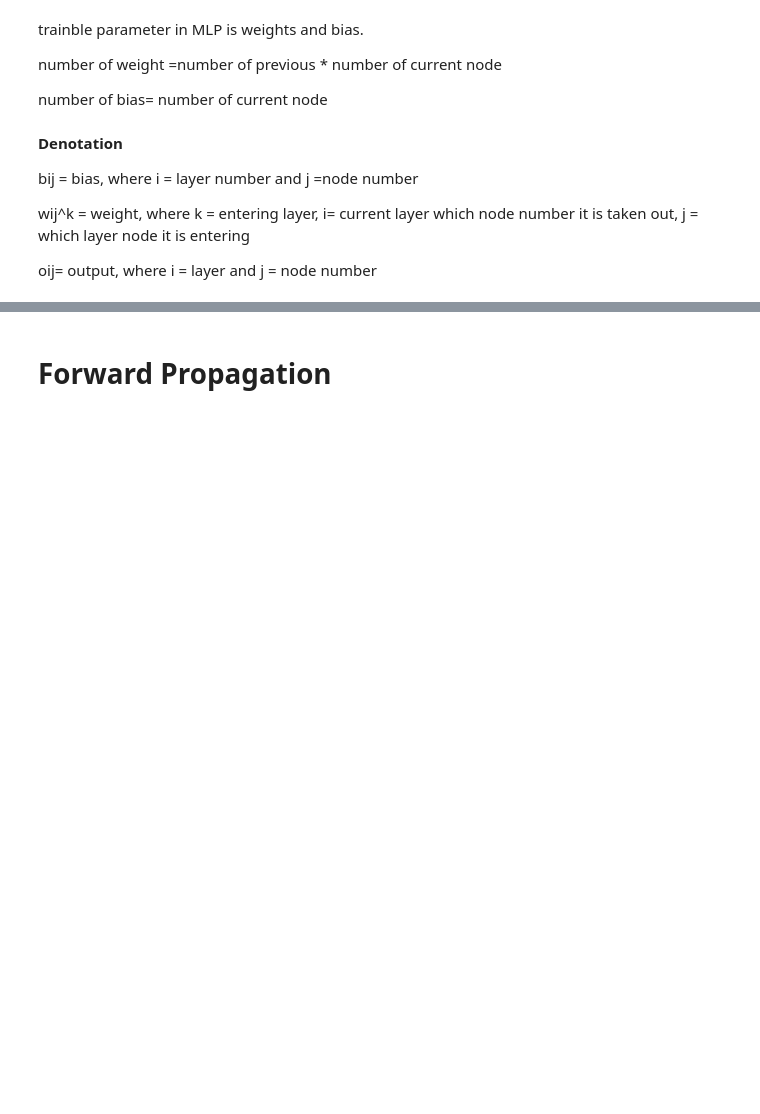
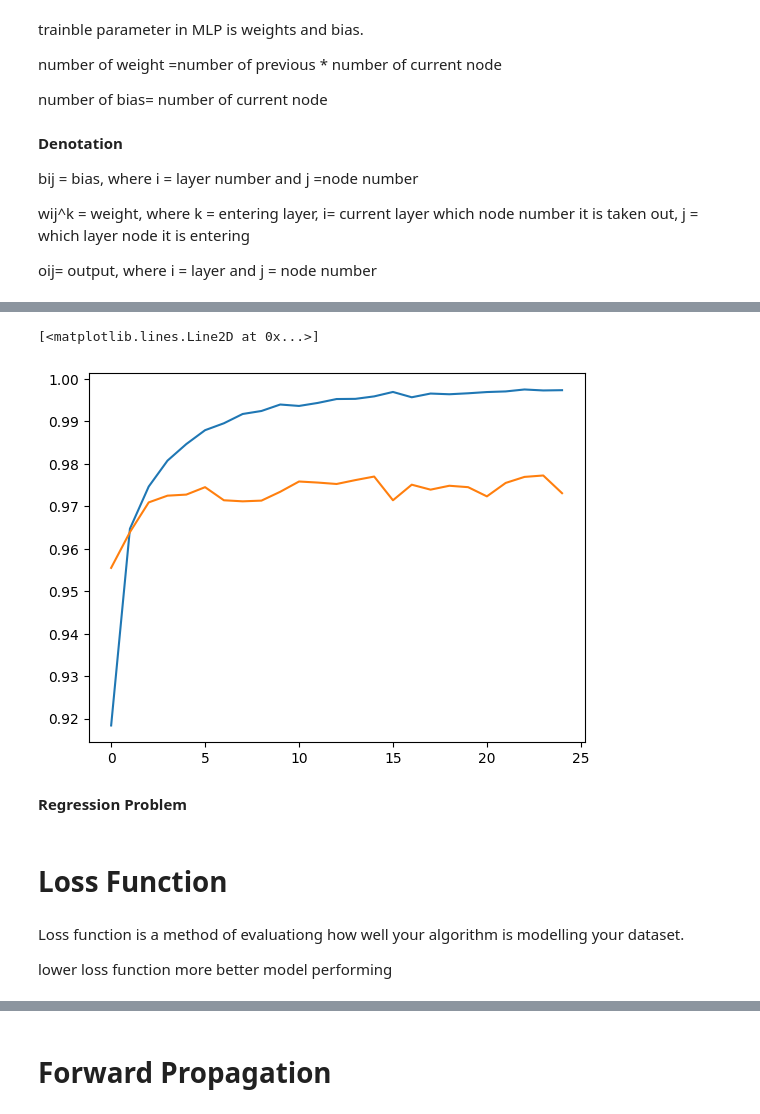
Before and after one commit to Avit-hodibu/Artificial-Neural-Network-, a Jupyter notebook: ANN.ipynb, the cells around one changed output, grey strips where cells are left out. Saved outputs shown, nothing was run; the diff lists cells and outputs as text; code cells hidden in the pictures; blank space fills up the shorter version.

Commit message:
Loss function

```diff
--- a/ANN.ipynb
+++ b/ANN.ipynb
@@ -573,0 +688,8 @@ oij= output, where i = layer and j = node number
+# %%
+plt.plot(history.history['accuracy'])
+plt.plot(history.history['val_accuracy'])
+# %% [output]
+[<matplotlib.lines.Line2D at 0x...>]
+[figure, added]
+# %% [markdown]
+**Regression Problem**
@@ -573,0 +698,6 @@ oij= output, where i = layer and j = node number
+# %% [markdown]
+# Loss Function
+# %% [markdown]
+Loss function is a method of evaluationg how well your algorithm is modelling your dataset.
+
+lower loss function more better model performing
```
Also changed, not shown: parts of 20 cells of this notebook.
